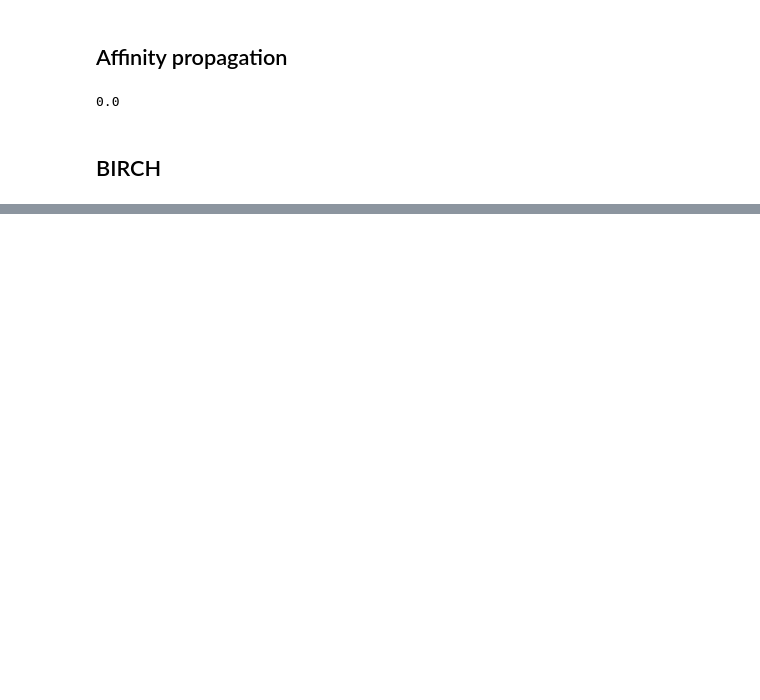
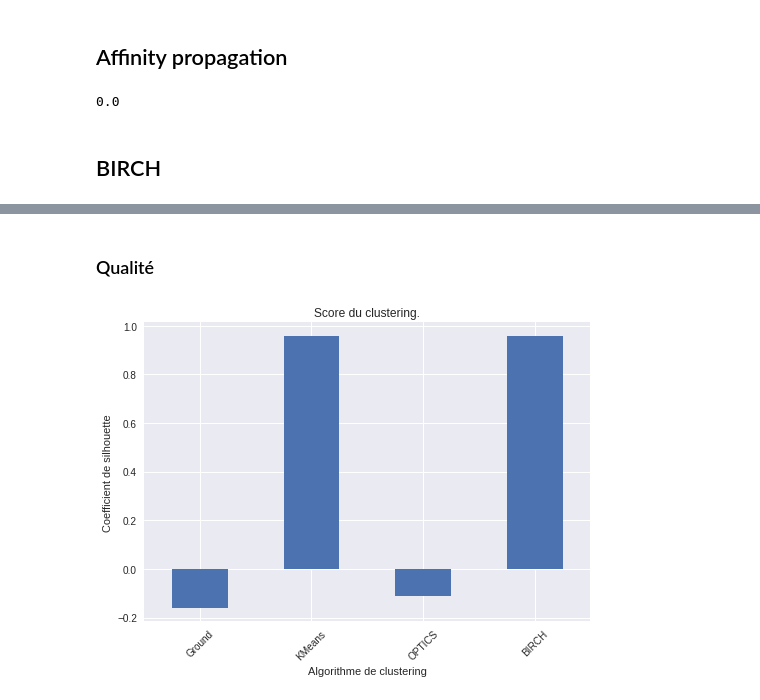
Before and after one commit to rubalravinder/cas_etude_volcano, a Jupyter notebook: unsupervised.ipynb, the cells around one changed output, grey strips where cells are left out. Cells and saved outputs as stored; diff of their text form; code cells hidden in the pictures; blank space fills up the shorter version.

```diff
--- a/unsupervised.ipynb
+++ b/unsupervised.ipynb
@@ -168,0 +283,11 @@ Counter({3: 651, 0: 10, 1: 12, 6: 5, 5: 8, 2: 11, 4: 3})
+# %% [markdown]
+### Qualité
+# %%
+ax = results.silhouette.plot.bar()
+ax.set_title("Score du clustering.")
+ax.set_ylabel("Coefficient de silhouette")
+ax.set_xlabel("Algorithme de clustering")
+plt.xticks(rotation = 45)
+plt.show()
+# %% [output]
+[figure, added]
```
Also changed, not shown: parts of 36 cells of this notebook, 4 other files.
